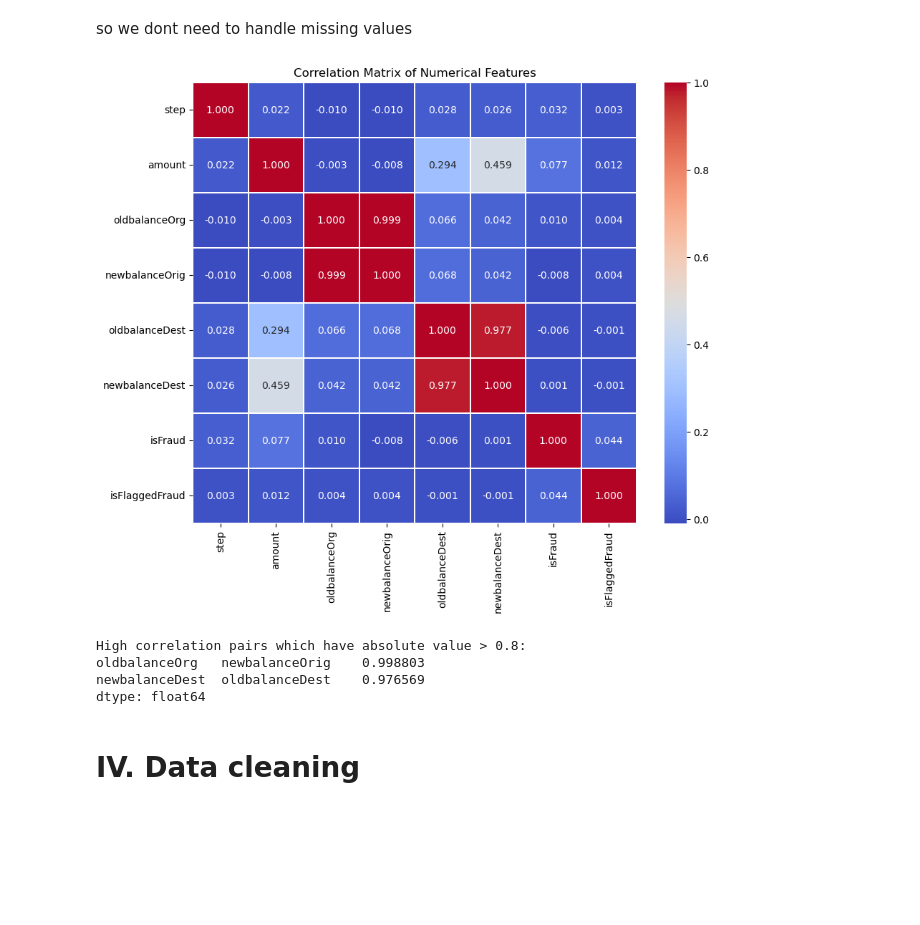
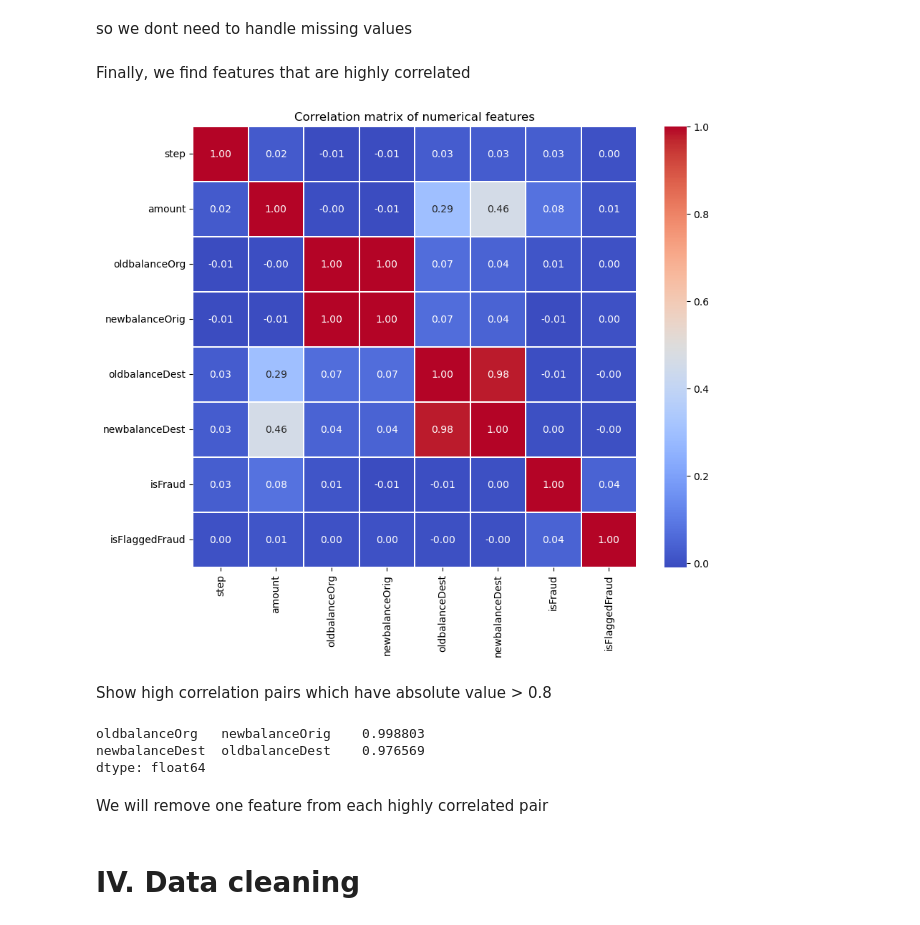
Before and after one commit to SheydaeeMohammad/Fraudulent-Transaction-Detection-With-AI, a Jupyter notebook: Fraud.ipynb, the cells around one changed output. Saved outputs shown, nothing was run; the diff lists cells and outputs as text; code cells hidden in the pictures; blank space fills up the shorter version.

```diff
--- a/Fraud.ipynb
+++ b/Fraud.ipynb
@@ -98,25 +97,29 @@ data['isFraud'].isnull().sum()
 0
 # %% [markdown]
 so we dont need to handle missing values
+# %% [markdown]
+Finally, we find features that are highly correlated
 # %%
 numerical_cols = data.select_dtypes(include=np.number).columns.tolist()
 
 plt.figure(figsize=(10, 8))
 correlation_matrix = data[numerical_cols].corr()
-sns.heatmap(correlation_matrix, annot=True, cmap='coolwarm', fmt=".3f", linewidths=.25)
-plt.title('Correlation Matrix of Numerical Features')
+sns.heatmap(correlation_matrix, annot=True, cmap='coolwarm', fmt=".2f", linewidths=.25)
+plt.title('Correlation matrix of numerical features')
 plt.show()
 # %% [output]
-[figure, old version]
+[figure, new version]
+# %% [markdown]
+Show high correlation pairs which have absolute value > 0.8
 # %%
-print("High correlation pairs which have absolute value > 0.8:")
 high_corr = correlation_matrix.unstack().sort_values(ascending=False).drop_duplicates()
 print(high_corr[ (abs(high_corr) > 0.8) & (abs(high_corr) < 1.0) ])
 # %% [output]
-High correlation pairs which have absolute value > 0.8:
 oldbalanceOrg   newbalanceOrig    0.998803
 newbalanceDest  oldbalanceDest    0.976569
 dtype: float64
+# %% [markdown]
+We will remove one feature from each highly correlated pair
 # %% [markdown]
 # IV. Data cleaning
 # %%
```
Also changed, not shown: parts of 12 cells of this notebook.
